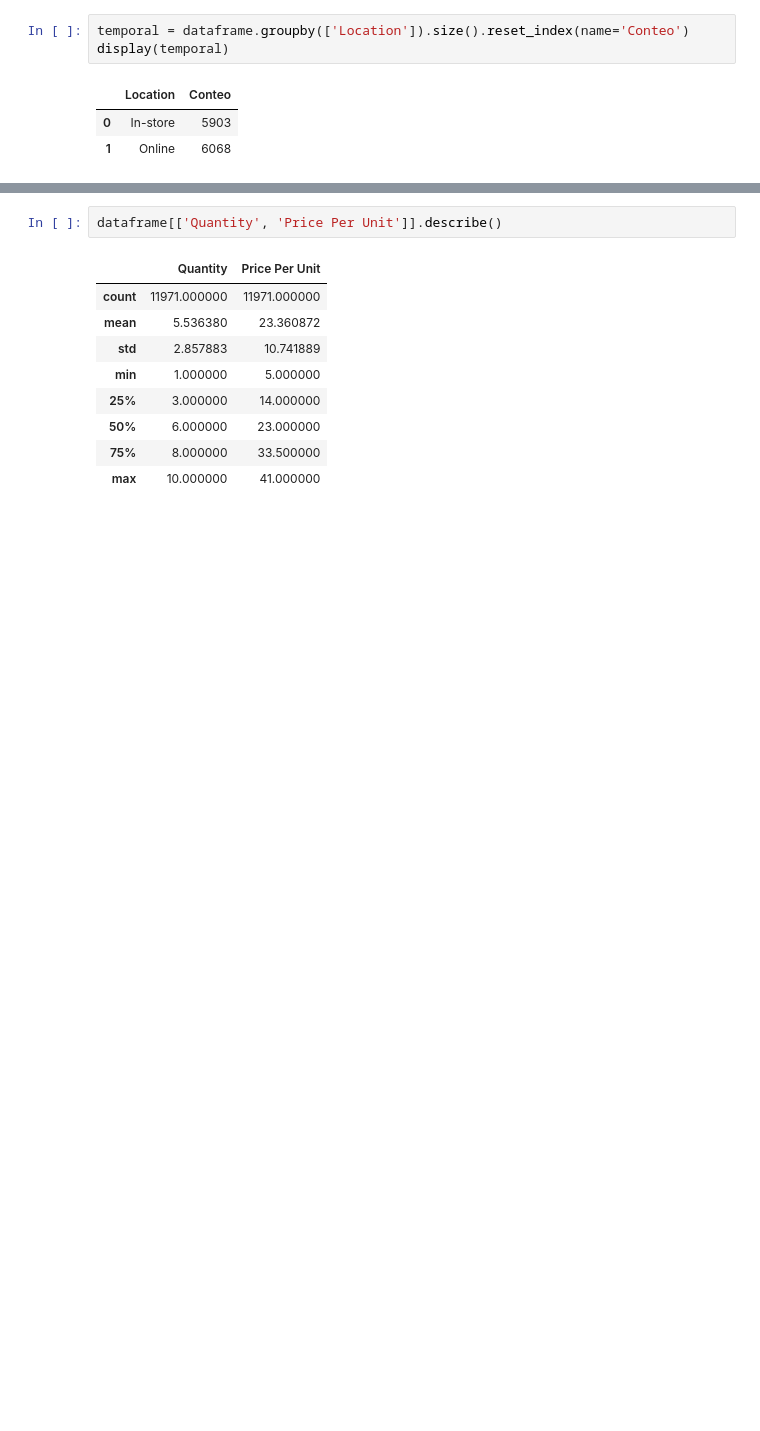
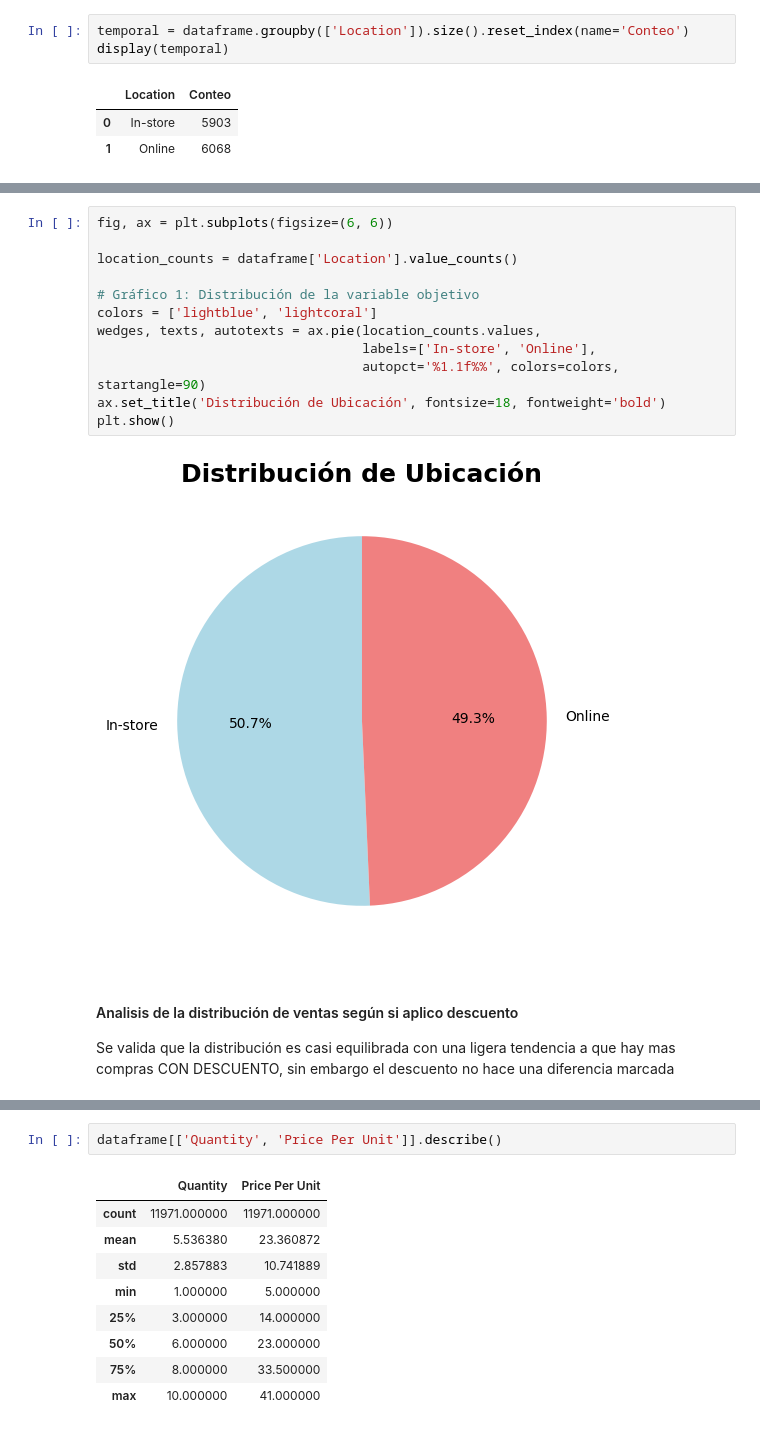
Before and after one commit to apizarroe/upc_datasciense_202502_grupo02, a Jupyter notebook: notebooks/preprocesamiento.ipynb, the cells around one changed output, grey strips where cells are left out. Drawn from its saved outputs; the diff is of its cells as text; blank space fills up the shorter version.

```diff
--- a/notebooks/preprocesamiento.ipynb
+++ b/notebooks/preprocesamiento.ipynb
@@ -187,0 +246,17 @@ display(temporal)
+# %%
+fig, ax = plt.subplots(figsize=(6, 6))
+
+location_counts = dataframe['Location'].value_counts()
+
+# Gráfico 1: Distribución de la variable objetivo
+colors = ['lightblue', 'lightcoral']
+wedges, texts, autotexts = ax.pie(location_counts.values,
+                                  labels=['In-store', 'Online'],
+                                  autopct='%1.1f%%', colors=colors, startangle=90)
+ax.set_title('Distribución de Ubicación', fontsize=18, fontweight='bold')
+plt.show()
+# %% [output]
+[figure, added]
+# %% [markdown]
+#### Analisis de la distribución de ventas según si aplico descuento
+Se valida que la distribución es casi equilibrada con una ligera tendencia a que hay mas compras CON DESCUENTO, sin embargo el descuento no hace una diferencia marcada
```
Also changed, not shown: parts of 25 cells of this notebook.
